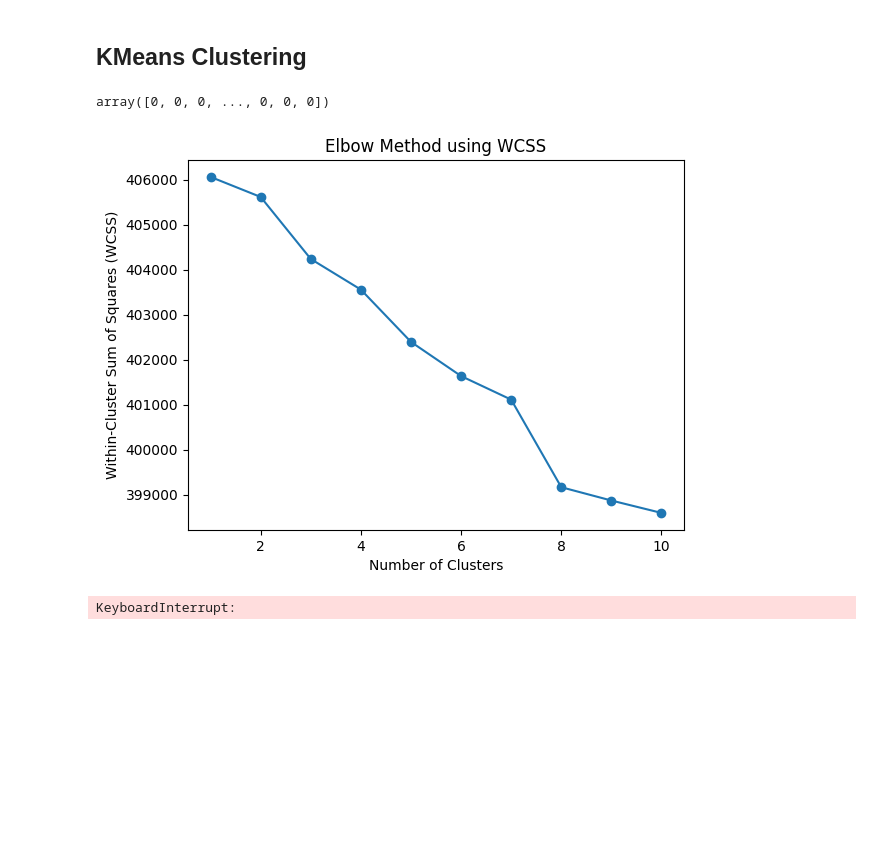
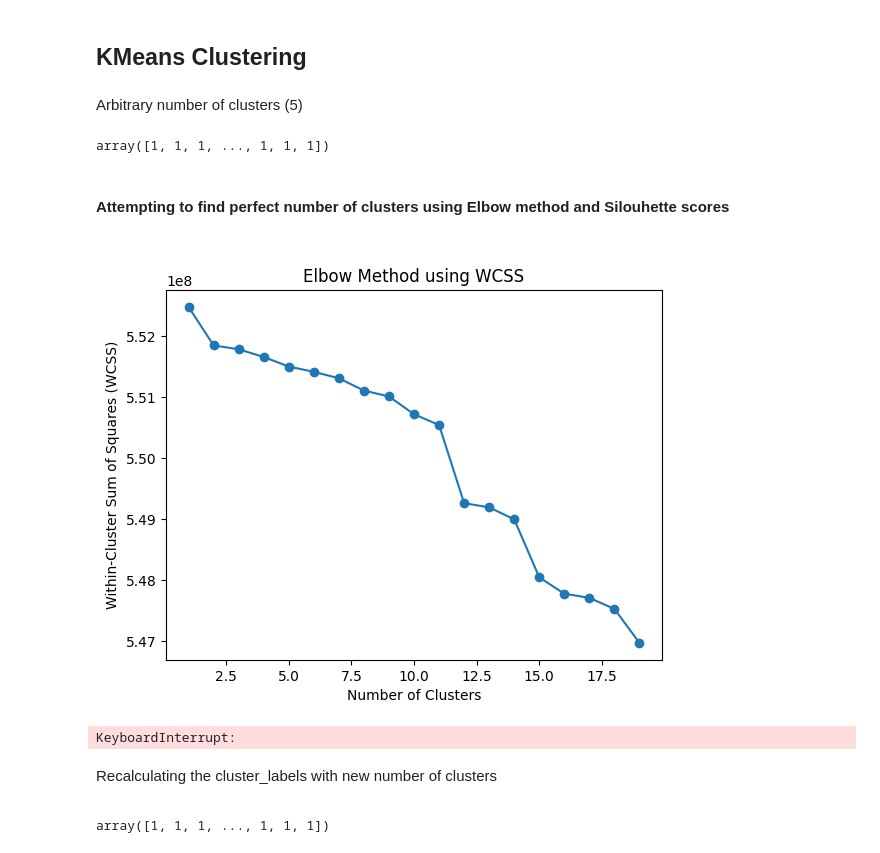
Before and after one commit to Radwanbaba13/MovieRecommenderSystem, a Jupyter notebook: KMeansClustering.ipynb, the cells around one changed output. Saved outputs shown, nothing was run; the diff lists cells and outputs as text; code cells hidden in the pictures; blank space fills up the shorter version.

```diff
--- a/KMeansClustering.ipynb
+++ b/KMeansClustering.ipynb
@@ -29,12 +29,12 @@ import sklearn
 # %% [markdown]
 <h2>Load and process data</h2>
 # %%
-movies_df = df.read_csv('data/movies_metadata.csv', delimiter=',', header=0, dtype=str)
+movies_df = pd.read_csv('data/movies_metadata.csv', delimiter=',', header=0, dtype=str)
 movies_df = movies_df[['id', 'original_title', 'genres', 'release_date', 'vote_average', 'vote_count']]
 movies_df = movies_df.dropna(subset=['original_title', 'genres'])
-movies_df['release_date'] = df.to_datetime(movies_df['release_date'], errors='coerce')
+movies_df['release_date'] = pd.to_datetime(movies_df['release_date'], errors='coerce')
 
-ratings_df = pd.read_csv('data/ratings.csv', delimiter=',', header=0, dtype=str)
+ratings_df = pd.read_csv('data/ratings_small.csv', delimiter=',', header=0, dtype=str)
 ratings_df = ratings_df[['userId', 'movieId', 'rating', 'timestamp']]
 
 ratings_df['userId'] = ratings_df['userId'].astype(int)
@@ -87,13 +87,13 @@ from scipy.sparse import csr_matrix
 
 
 # -----------
-sample_size = 30000  # Specify the desired sample size
+sample_size = 100000  # Specify the desired sample size
 sample_ratings = ratings_df.sample(n=sample_size, random_state=42)
 
 # Create a pivot table to represent the user-item rating matrix
 pivot_table = sample_ratings.pivot_table(index='userId', columns='movieId', values='rating', fill_value=0)
 
-pivot_table.head(3)
+pivot_table
 # %% [output]
 | movieId | 1 | 2 | 3 | 4 | 5 | 6 | 7 | 8 | 9 | 10 | ... | ... |
 | userId |  |  |  |  |  |  |  |  |  |  |  | ... |
@@ -104,3 +114,11 @@ pivot_table.head(3)
+# %%
+from sklearn.preprocessing import StandardScaler
+
+# Apply feature scaling to the pivot table
+scaler = StandardScaler()
+scaled_pivot_table = scaler.fit_transform(pivot_table)
+
+scaled_pivot_table.head(3)
 # %% [markdown]
 <p>Here we take a look at what our sample looks like visually, to get a more interesting graph we target the top users and top rated movies only. However, it is important to note that the actual sample pivot table is much more empty</p>
 # %%
@@ -130,39 +148,43 @@ plt.show()
 [figure]
 # %% [markdown]
 <h2>KMeans Clustering</h2>
+# %% [markdown]
+<p>Arbitrary number of clusters (5)
 # %%
 from sklearn.cluster import KMeans
 
 # Apply k-means clustering
 num_clusters = 5  # Choose the number of clusters
-kmeans = KMeans(n_clusters=num_clusters, random_state=42)
+kmeans = KMeans(n_clusters=num_clusters, random_state=42, n_init=10)
 cluster_labels = kmeans.fit_predict(pivot_table)
 
 cluster_labels
 # %% [output]
-array([0, 0, 0, ..., 0, 0, 0])
+array([1, 1, 1, ..., 1, 1, 1])
+# %% [markdown]
+<h4>Attempting to find perfect number of clusters using Elbow method and Silouhette scores<h4>
 # %%
 # ELBOW METHOD
 import matplotlib.pyplot as plt
 
 # List to store WCSS values for different numbers of clusters
 wcss_values = []
 
 # Range of cluster numbers to try
-cluster_range = range(1, 11)
+cluster_range = range(1, 20)
 
 # Calculate WCSS for each number of clusters
 for n_clusters in cluster_range:
     kmeans = KMeans(n_clusters=n_clusters, random_state=42)
-    kmeans.fit(pivot_table)
+    kmeans.fit(scaled_pivot_table)
     wcss_values.append(kmeans.inertia_)  # Inertia is the WCSS value
 
 # Plot the elbow curve
 plt.plot(cluster_range, wcss_values, marker='o')
 plt.xlabel('Number of Clusters')
 plt.ylabel('Within-Cluster Sum of Squares (WCSS)')
 plt.title('Elbow Method using WCSS')
 plt.show()
 # %% [output]
-[figure, old version]
+[figure, new version]
 # %%
@@ -191,3 +214,14 @@ plt.title('Silhouette Score vs. Number of Clusters')
 plt.show()
 # %% [output]
 KeyboardInterrupt:
+# %% [markdown]
+<p>Recalculating the cluster_labels with new number of clusters<p>
+# %%
+# Apply k-means clustering
+num_clusters = 11  # Choose the number of clusters after elbow method
+kmeans = KMeans(n_clusters=num_clusters, random_state=42, n_init=10)
+cluster_labels = kmeans.fit_predict(pivot_table)
+
+cluster_labels
+# %% [output]
+array([1, 1, 1, ..., 1, 1, 1])
```
Also changed, not shown: parts of 8 cells of this notebook.
